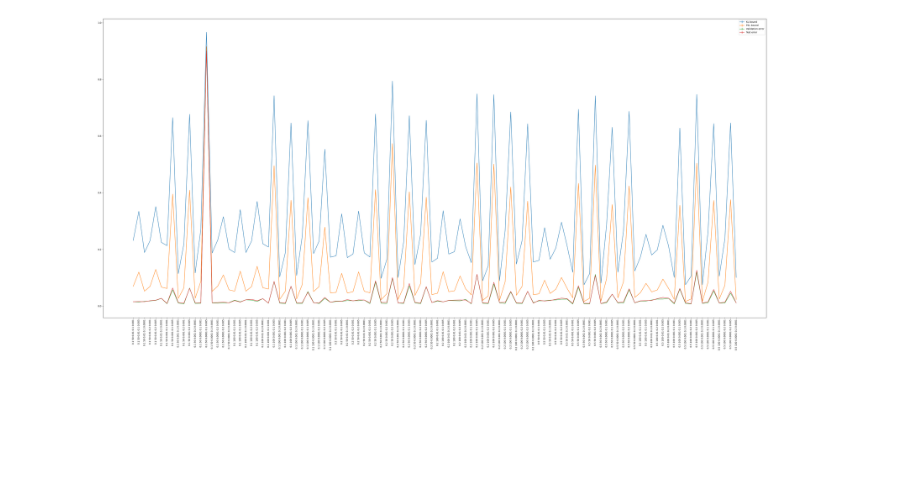
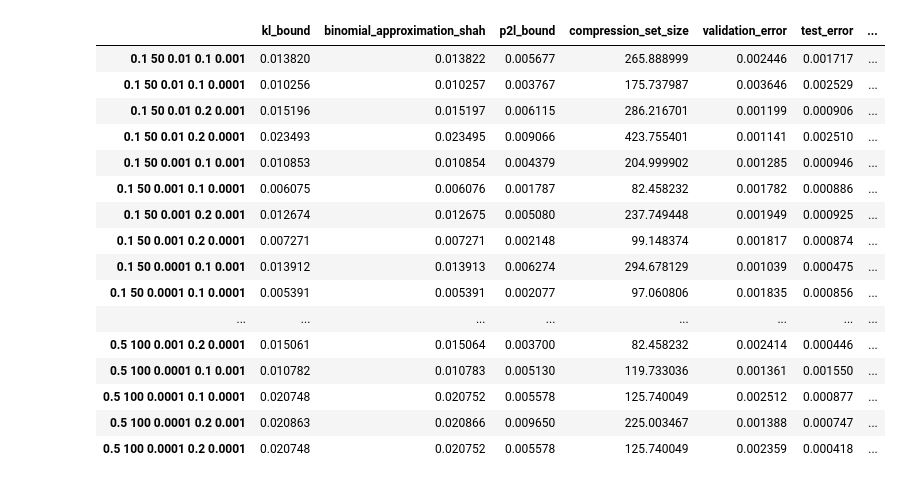
Before and after one commit to GRAAL-Research/pick-to-learn, a Jupyter notebook: results_multiclass_mnist.ipynb, the cells around one changed output. Drawn from its saved outputs; the diff is of its cells as text; code cells hidden in the pictures; blank space fills up the shorter version.

```diff
--- a/results_multiclass_mnist.ipynb
+++ b/results_multiclass_mnist.ipynb
@@ -100,32 +95,22 @@ mean_df
 # %%
 std_matrix = results_matrix.std(1).reshape(results_matrix.shape[0],np.prod(results_matrix.shape[2:])).T
-std_matrix = np.zeros(std_matrix.shape)
 std_df = pd.DataFrame(std_matrix, index=name_list, columns=values_to_fetch)
-
-plt.figure(figsize=(40,20))
-plt.errorbar(x=name_list,
-             y=mean_df['kl_bound'],
-             yerr=std_df['kl_bound'],
-             # marker="o",
-             label="KL bound")
-plt.errorbar(x=name_list,
-             y=mean_df['p2l_bound'],
-             yerr=std_df['p2l_bound'],
-             # marker="o",
-             label="P2L bound")
-plt.errorbar(x=name_list,
-             y=mean_df['validation_error'],
-             yerr=std_df['validation_error'],
-             # marker="o",
-             label="Validation error")
-plt.errorbar(x=name_list,
-             y=mean_df['test_error'],
-             yerr=std_df['test_error'],
-             # marker="o",
-             label="Test error")
-plt.xticks(rotation=90)
-plt.legend()
-plt.tight_layout()
-plt.savefig(f"./results/{dataset}_comparison_of_bounds.jpg")
+std_df
 # %% [output]
-[figure, removed]
+|  | kl_bound | binomial_approximation_shah | p2l_bound | compression_set_size | validation_error | test_error | ... |
+| 0.1 50 0.01 0.1 0.001 | 0.013820 | 0.013822 | 0.005677 | 265.888999 | 0.002446 | 0.001717 | ... |
+| 0.1 50 0.01 0.1 0.0001 | 0.010256 | 0.010257 | 0.003767 | 175.737987 | 0.003646 | 0.002529 | ... |
+| 0.1 50 0.01 0.2 0.001 | 0.015196 | 0.015197 | 0.006115 | 286.216701 | 0.001199 | 0.000906 | ... |
+| 0.1 50 0.01 0.2 0.0001 | 0.023493 | 0.023495 | 0.009066 | 423.755401 | 0.001141 | 0.002510 | ... |
+| 0.1 50 0.001 0.1 0.001 | 0.010853 | 0.010854 | 0.004379 | 204.999902 | 0.001285 | 0.000946 | ... |
+| 0.1 50 0.001 0.1 0.0001 | 0.006075 | 0.006076 | 0.001787 | 82.458232 | 0.001782 | 0.000886 | ... |
+| 0.1 50 0.001 0.2 0.001 | 0.012674 | 0.012675 | 0.005080 | 237.749448 | 0.001949 | 0.000925 | ... |
+| 0.1 50 0.001 0.2 0.0001 | 0.007271 | 0.007271 | 0.002148 | 99.148374 | 0.001817 | 0.000874 | ... |
+| 0.1 50 0.0001 0.1 0.001 | 0.013912 | 0.013913 | 0.006274 | 294.678129 | 0.001039 | 0.000475 | ... |
+| 0.1 50 0.0001 0.1 0.0001 | 0.005391 | 0.005391 | 0.002077 | 97.060806 | 0.001835 | 0.000856 | ... |
+| ... | ... | ... | ... | ... | ... | ... | ... |
+| 0.5 100 0.001 0.2 0.0001 | 0.015061 | 0.015064 | 0.003700 | 82.458232 | 0.002414 | 0.000446 | ... |
+| 0.5 100 0.0001 0.1 0.001 | 0.010782 | 0.010783 | 0.005130 | 119.733036 | 0.001361 | 0.001550 | ... |
+| 0.5 100 0.0001 0.1 0.0001 | 0.020748 | 0.020752 | 0.005578 | 125.740049 | 0.002512 | 0.000877 | ... |
+| 0.5 100 0.0001 0.2 0.001 | 0.020863 | 0.020866 | 0.009650 | 225.003467 | 0.001388 | 0.000747 | ... |
+| 0.5 100 0.0001 0.2 0.0001 | 0.020748 | 0.020752 | 0.005578 | 125.740049 | 0.002359 | 0.000418 | ... |
```
Also changed, not shown: parts of 10 cells of this notebook, 3 other files.
